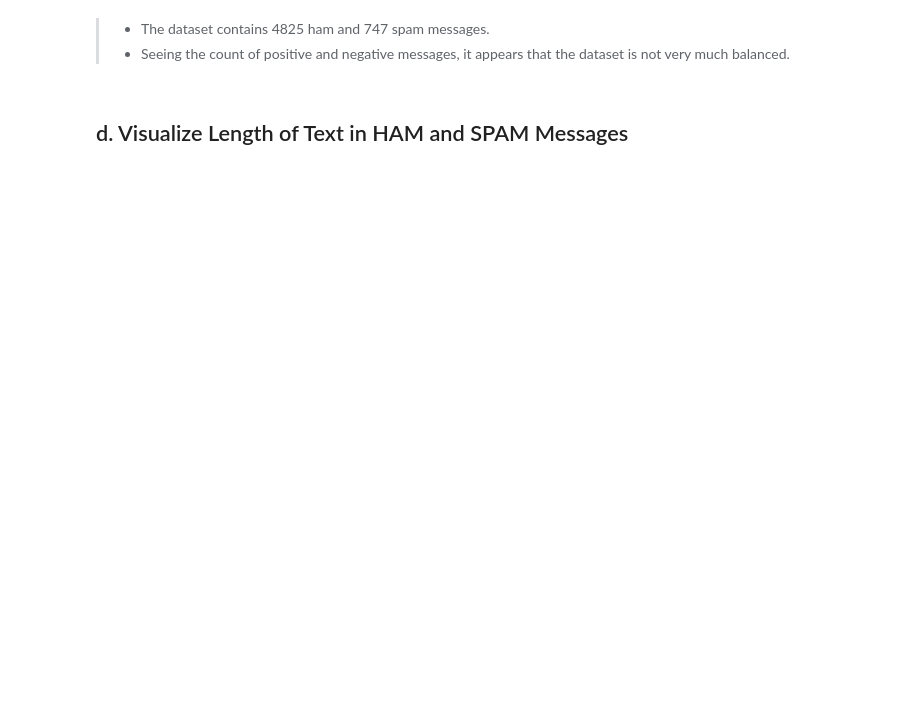
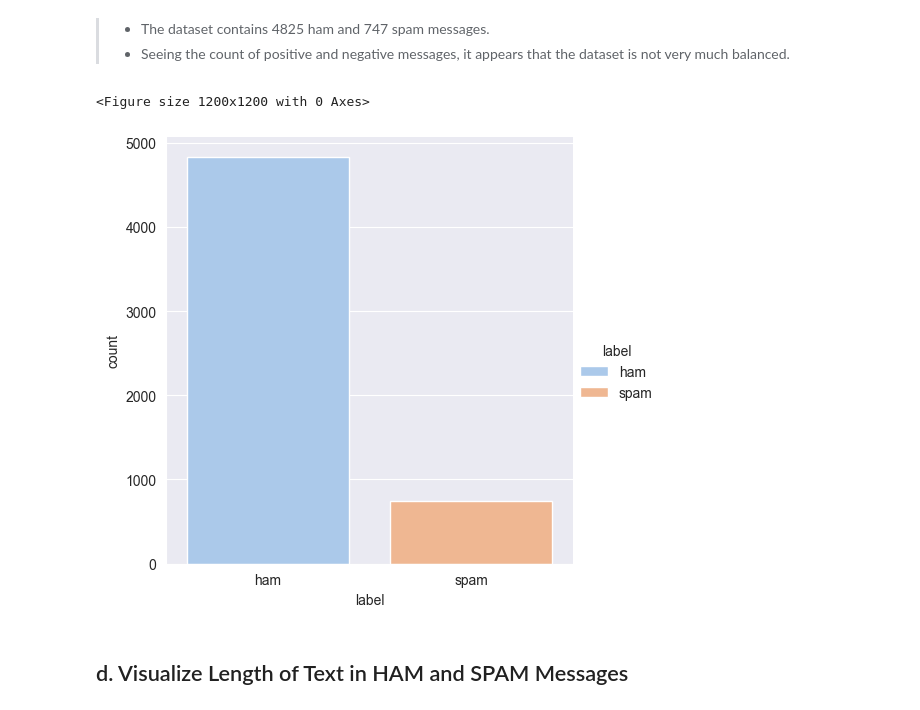
Before and after one commit to ehtisham-sadiq/AI-Learning-Path, a Jupyter notebook: 04_Introduction_to_NLP/05_Spam_Detection_using_Naive_Bayes.ipynb, the cells around one changed output. Drawn from its saved outputs; the diff is of its cells as text; code cells hidden in the pictures; blank space fills up the shorter version.

```diff
--- a/04_Introduction_to_NLP/05_Spam_Detection_using_Naive_Bayes.ipynb
+++ b/04_Introduction_to_NLP/05_Spam_Detection_using_Naive_Bayes.ipynb
@@ -492,9 +620,12 @@ df.label.value_counts(normalize=True)
 # %%
 import seaborn as sns
 sns.set_style('darkgrid')
 plt.figure(figsize=(12,12))
-sns.catplot(y ='label',kind='count', data = df);
-plt.show()
+sns.catplot(x ='label',kind='count',hue='label', data = df, palette='pastel', legend=True);
+plt.show();
+# %% [output]
+<Figure size 1200x1200 with 0 Axes>
+[figure, added]
 # %% [markdown]
 ## d. Visualize Length of Text in HAM and SPAM Messages
 # %%
```
Also changed, not shown: parts of 86 cells of this notebook, 8 other files.
